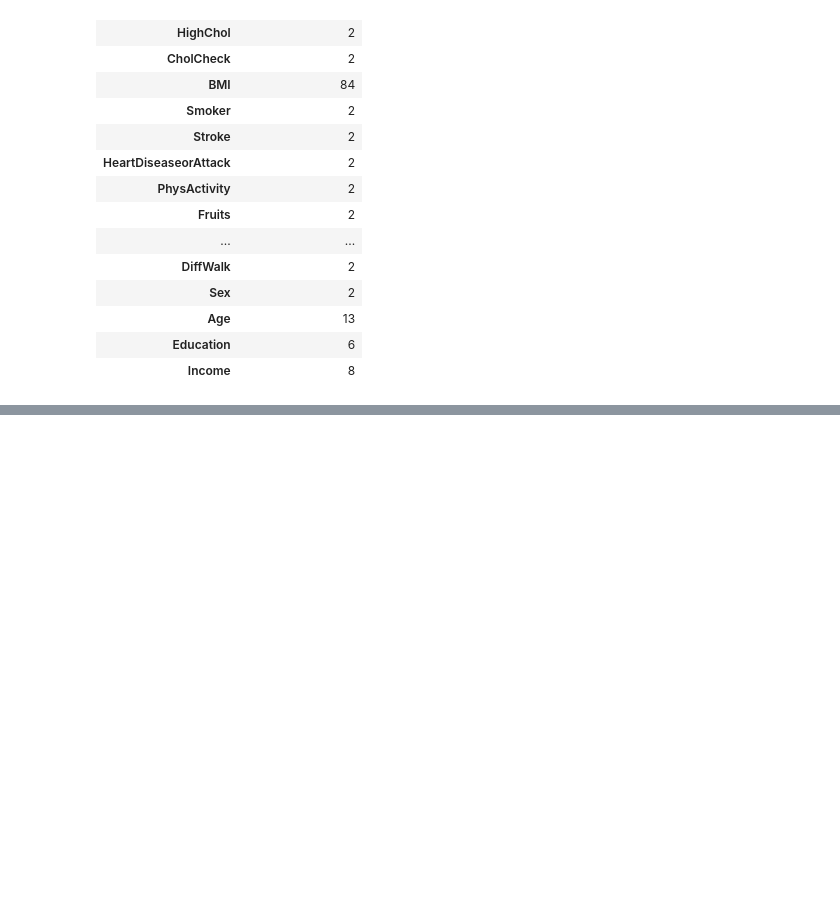
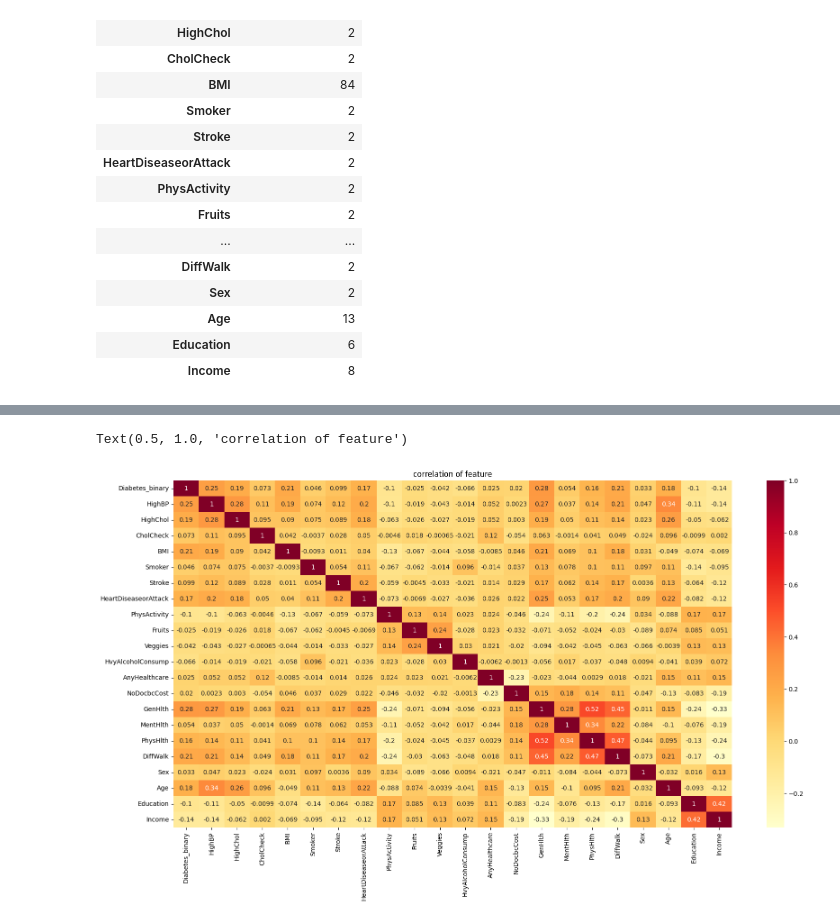
Before and after one commit to Tranduong03/diabetes-diagnosis-system, a Jupyter notebook: notebooks/SE/01_EDA.ipynb, the cells around one changed output, grey strips where cells are left out. Drawn from its saved outputs; the diff is of its cells as text; code cells hidden in the pictures; blank space fills up the shorter version.

Commit message:
cdc dataset cleaned

```diff
--- a/notebooks/SE/01_EDA.ipynb
+++ b/notebooks/SE/01_EDA.ipynb
@@ -198,0 +235,5 @@ def v_counts(dataframe):
+# %%
+#Replacing 0 into Non-Diabetic and 1 into Diabetic
+#adding new column Diabetes_binary_str
+
+data["Diabetes_binary_str"]= data["Diabetes_binary"].replace({0:"NOn-Diabetic",1:"Diabetic"})
@@ -198,0 +348,11 @@ def v_counts(dataframe):
+# %%
+#using heatmap to understand correlation better in dataset data
+#Heatmap of correlation
+
+
+plt.figure(figsize = (20,10))
+sns.heatmap(data.corr(numeric_only=True),annot=True , cmap ='YlOrRd' )
+plt.title("correlation of feature")
+# %% [output]
+Text(0.5, 1.0, 'correlation of feature')
+[figure, added]
```
Also changed, not shown: parts of 93 cells of this notebook, 1 other file.
